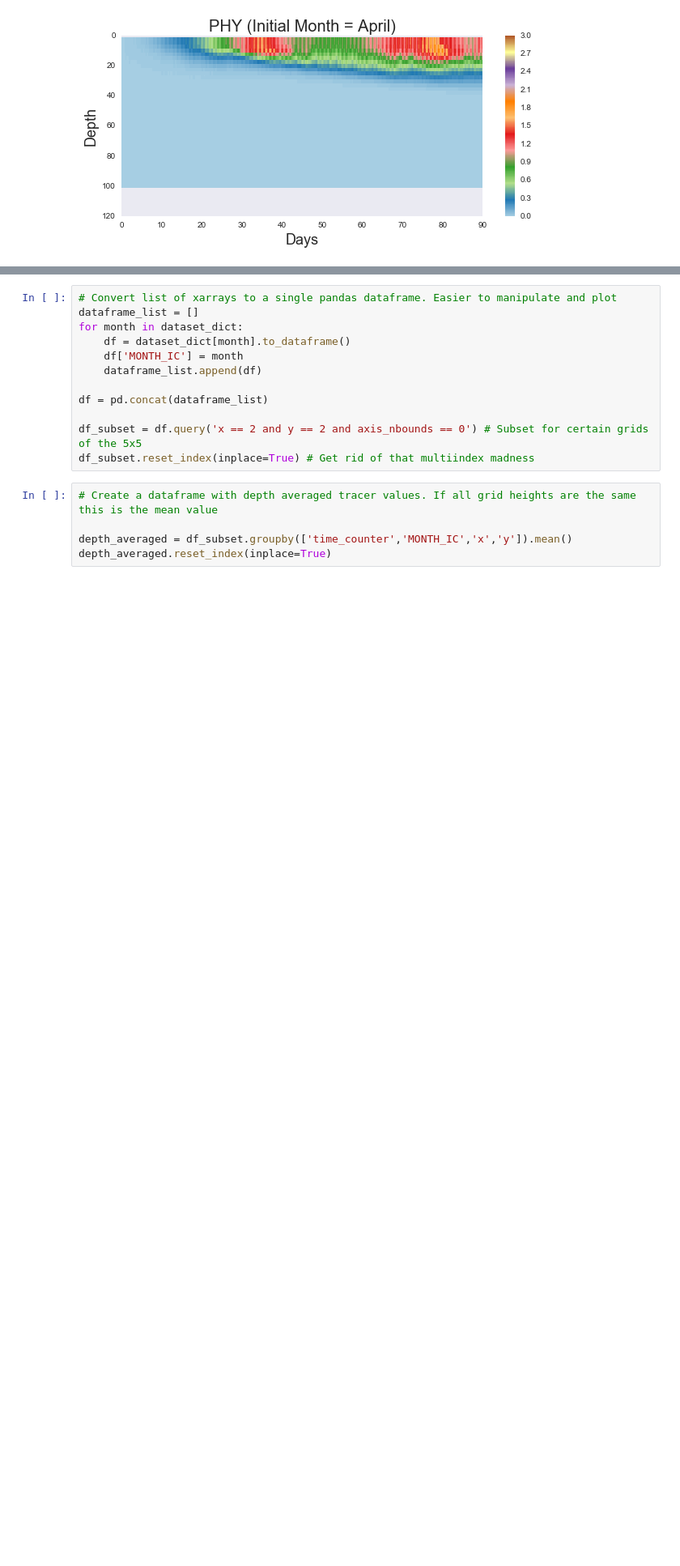
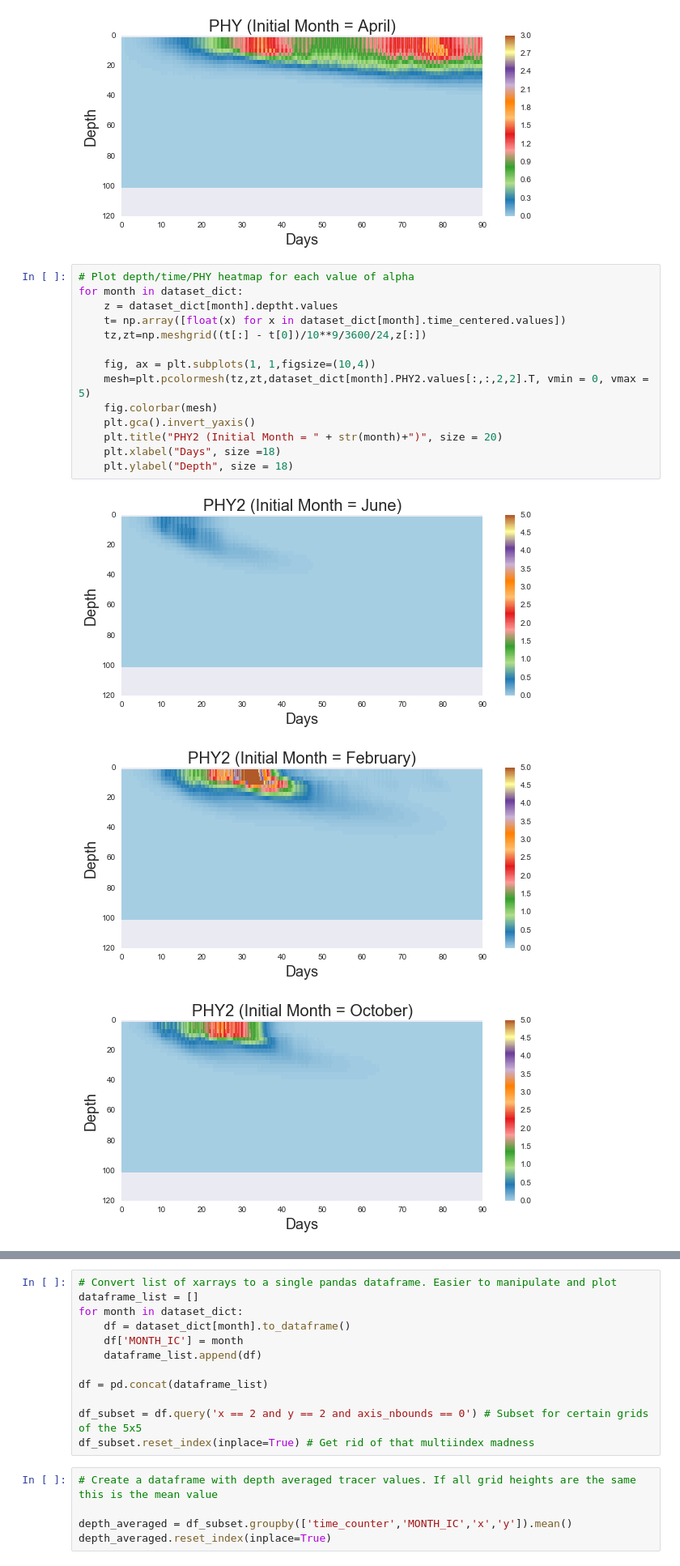
Before and after one commit to SalishSeaCast/analysis-james, a Jupyter notebook: notebooks/IC_comparison.ipynb, the cells around one changed output, grey strips where cells are left out. Shown at 81% size. Saved outputs shown, nothing was run; the diff lists cells and outputs as text; blank space fills up the shorter version.

Commit message:
Added in PHY2 depth-time plot

```diff
--- a/notebooks/IC_comparison.ipynb
+++ b/notebooks/IC_comparison.ipynb
@@ -86,3 +86,21 @@ for month in dataset_dict:
 [figure]
 [figure]
 [figure]
+# %%
+# Plot depth/time/PHY heatmap for each value of alpha
+for month in dataset_dict:
+    z = dataset_dict[month].deptht.values
+    t= np.array([float(x) for x in dataset_dict[month].time_centered.values])
+    tz,zt=np.meshgrid((t[:] - t[0])/10**9/3600/24,z[:])
+
+    fig, ax = plt.subplots(1, 1,figsize=(10,4))
+    mesh=plt.pcolormesh(tz,zt,dataset_dict[month].PHY2.values[:,:,2,2].T, vmin = 0, vmax = 5)
+    fig.colorbar(mesh)
+    plt.gca().invert_yaxis()
+    plt.title("PHY2 (Initial Month = " + str(month)+")", size = 20)
+    plt.xlabel("Days", size =18)
+    plt.ylabel("Depth", size = 18)
+# %% [output]
+[figure, added]
+[figure, added]
+[figure, added]
```
Also changed, not shown: parts of 1 cell of this notebook.
